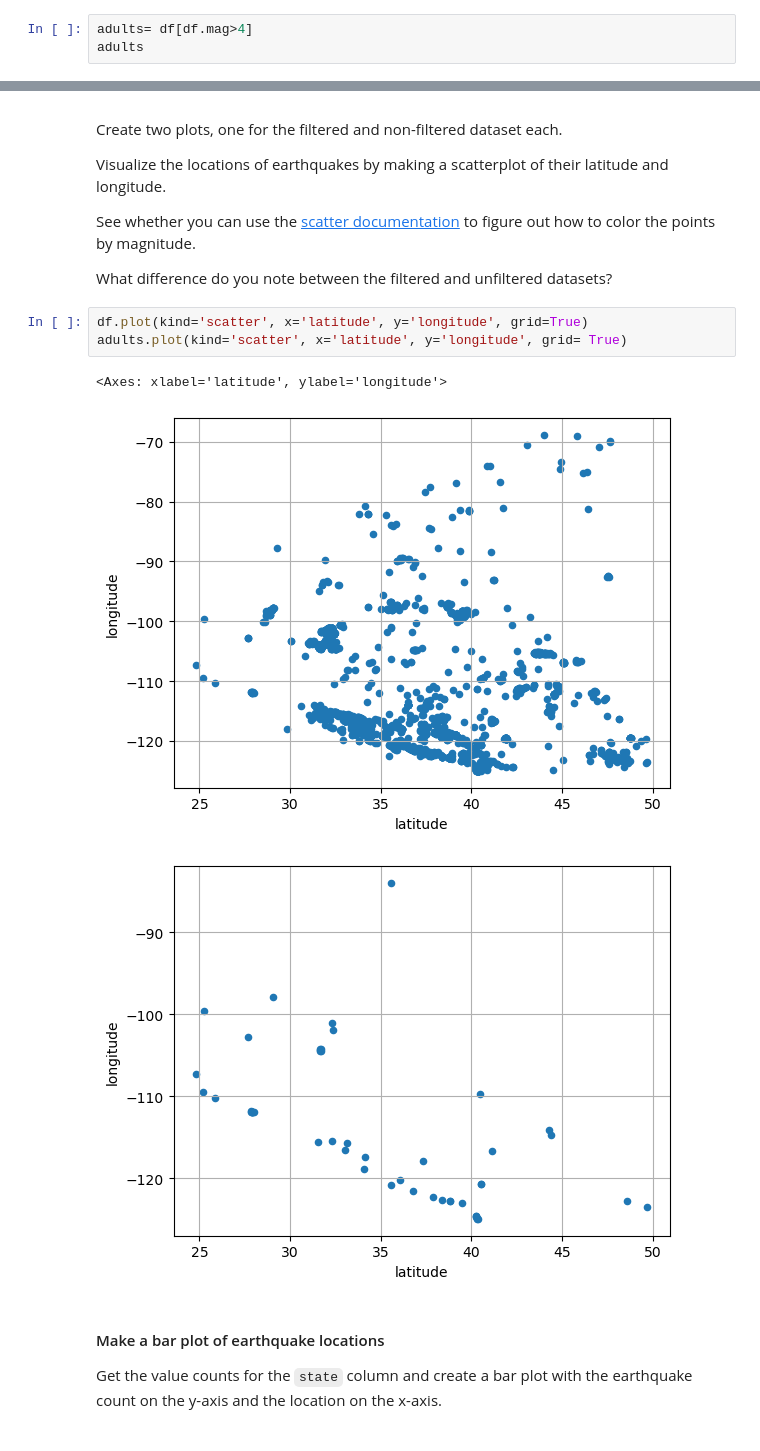
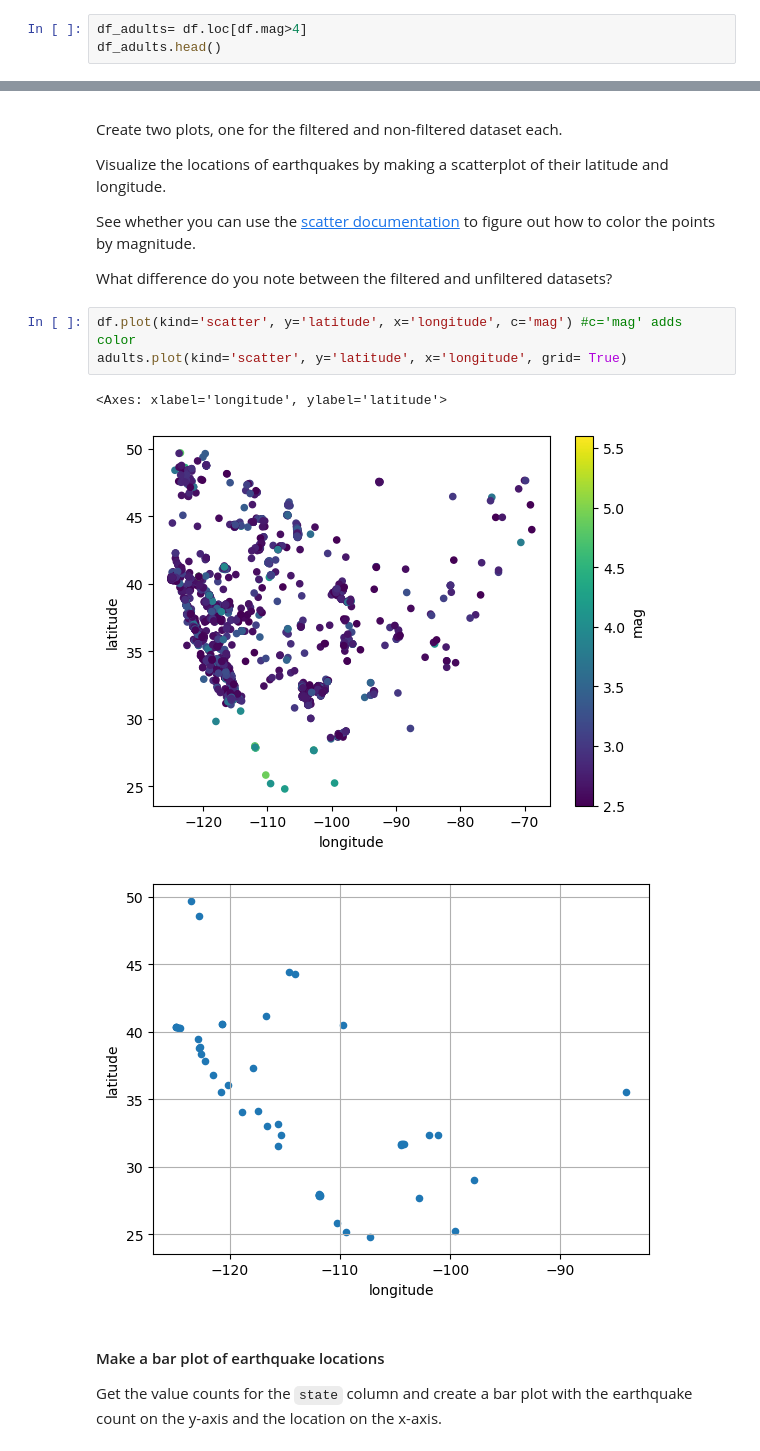
Before and after one commit to aimeeram/ISAT_420_S26_Shared, a Jupyter notebook: W4_Pandas_And_Environmental_Data/Code/w4_basic_pandas_practice.ipynb, the cells around one changed output, grey strips where cells are left out. Saved outputs shown, nothing was run; the diff lists cells and outputs as text.

```diff
--- a/W4_Pandas_And_Environmental_Data/Code/w4_basic_pandas_practice.ipynb
+++ b/W4_Pandas_And_Environmental_Data/Code/w4_basic_pandas_practice.ipynb
@@ -98,7 +103,7 @@ array([' Nevada', ' New York', ' CA', ' Utah', ' New Mexico', ' Montana',
 
 Create a new filtered dataframe tha only has Earthquakes of magnitude 4 or larger.
 # %%
-adults= df[df.mag>4]
-adults
+df_adults= df.loc[df.mag>4]
+df_adults.head()
 # %% [output]
 |  | time | latitude | longitude | depth | mag | magType | nst | gap | dmin | rms | ... | ... |
@@ -145,12 +141,12 @@ See whether you can use the [scatter documentation](matplotlib.pyplot.scatter) t
 
 What difference do you note between the filtered and unfiltered datasets?
 # %%
-df.plot(kind='scatter', x='latitude', y='longitude', grid=True)
-adults.plot(kind='scatter', x='latitude', y='longitude', grid= True)
+df.plot(kind='scatter', y='latitude', x='longitude', c='mag') #c='mag' adds color
+adults.plot(kind='scatter', y='latitude', x='longitude', grid= True)
 # %% [output]
-<Axes: xlabel='latitude', ylabel='longitude'>
+<Axes: xlabel='longitude', ylabel='latitude'>
-[figure, old version]
+[figure, new version]
-[figure, old version]
+[figure, new version]
 # %% [markdown]
 #### Make a bar plot of earthquake locations
 
```
Also changed, not shown: parts of 6 cells of this notebook, 1 other file.
